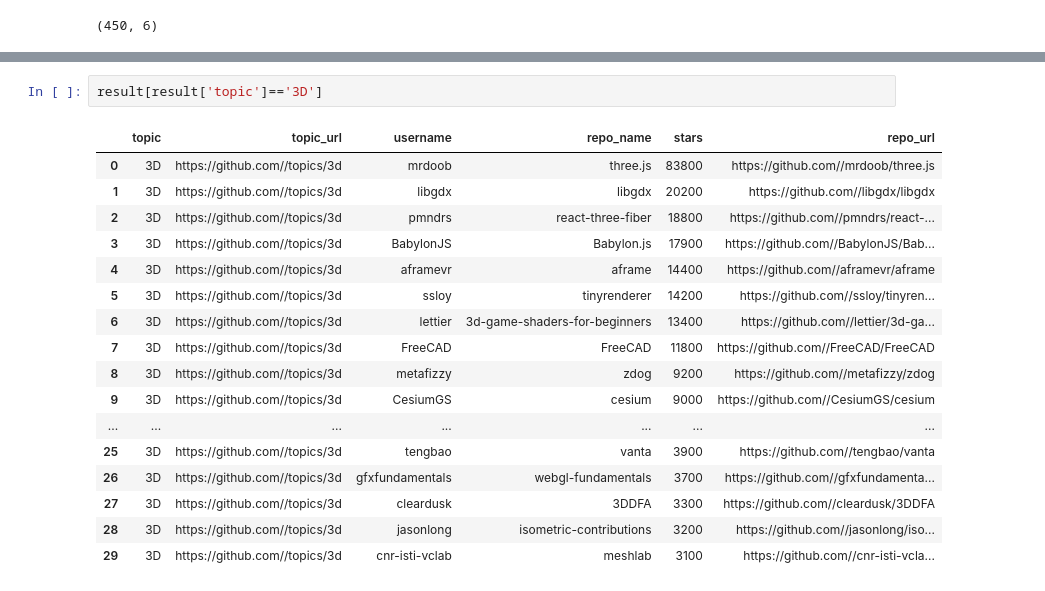
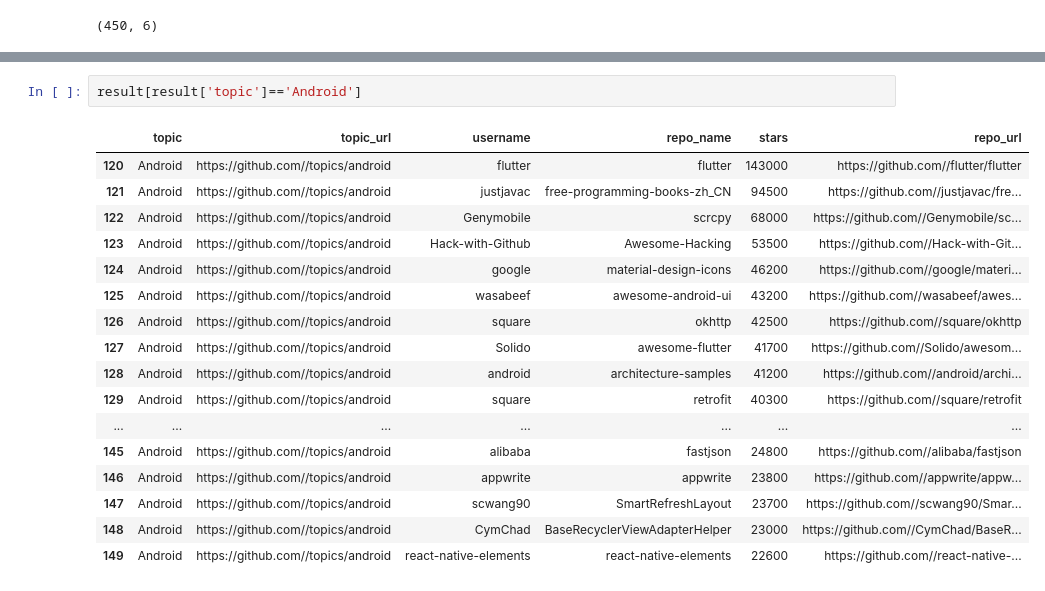
Before and after one commit to khagendrad/scraping-projects, a Jupyter notebook: project(github)/scraping_git_project.ipynb, the cells around one changed output, grey strips where cells are left out. Drawn from its saved outputs; the diff is of its cells as text.

```diff
--- a/project(github)/scraping_git_project.ipynb
+++ b/project(github)/scraping_git_project.ipynb
@@ -178,20 +187,20 @@ result.shape
 # %%
-result[result['topic']=='3D']
+result[result['topic']=='Android']
 # %% [output]
 |  | topic | topic_url | username | repo_name | stars | repo_url |
-| 0 | 3D | https://github.com//topics/3d | mrdoob | three.js | 83800 | https://github.com//mrdoob/three.js |
-| 1 | 3D | https://github.com//topics/3d | libgdx | libgdx | 20200 | https://github.com//libgdx/libgdx |
-| 2 | 3D | https://github.com//topics/3d | pmndrs | react-three-fiber | 18800 | https://github.com//pmndrs/react-... |
-| 3 | 3D | https://github.com//topics/3d | BabylonJS | Babylon.js | 17900 | https://github.com//BabylonJS/Bab... |
-| 4 | 3D | https://github.com//topics/3d | aframevr | aframe | 14400 | https://github.com//aframevr/aframe |
-| 5 | 3D | https://github.com//topics/3d | ssloy | tinyrenderer | 14200 | https://github.com//ssloy/tinyren... |
-| 6 | 3D | https://github.com//topics/3d | lettier | 3d-game-shaders-for-beginners | 13400 | https://github.com//lettier/3d-ga... |
-| 7 | 3D | https://github.com//topics/3d | FreeCAD | FreeCAD | 11800 | https://github.com//FreeCAD/FreeCAD |
-| 8 | 3D | https://github.com//topics/3d | metafizzy | zdog | 9200 | https://github.com//metafizzy/zdog |
-| 9 | 3D | https://github.com//topics/3d | CesiumGS | cesium | 9000 | https://github.com//CesiumGS/cesium |
+| 120 | Android | https://github.com//topics/android | flutter | flutter | 143000 | https://github.com//flutter/flutter |
+| 121 | Android | https://github.com//topics/android | justjavac | free-programming-books-zh_CN | 94500 | https://github.com//justjavac/fre... |
+| 122 | Android | https://github.com//topics/android | Genymobile | scrcpy | 68000 | https://github.com//Genymobile/sc... |
+| 123 | Android | https://github.com//topics/android | Hack-with-Github | Awesome-Hacking | 53500 | https://github.com//Hack-with-Git... |
+| 124 | Android | https://github.com//topics/android | google | material-design-icons | 46200 | https://github.com//google/materi... |
+| 125 | Android | https://github.com//topics/android | wasabeef | awesome-android-ui | 43200 | https://github.com//wasabeef/awes... |
+| 126 | Android | https://github.com//topics/android | square | okhttp | 42500 | https://github.com//square/okhttp |
+| 127 | Android | https://github.com//topics/android | Solido | awesome-flutter | 41700 | https://github.com//Solido/awesom... |
+| 128 | Android | https://github.com//topics/android | android | architecture-samples | 41200 | https://github.com//android/archi... |
+| 129 | Android | https://github.com//topics/android | square | retrofit | 40300 | https://github.com//square/retrofit |
 | ... | ... | ... | ... | ... | ... | ... |
-| 25 | 3D | https://github.com//topics/3d | tengbao | vanta | 3900 | https://github.com//tengbao/vanta |
-| 26 | 3D | https://github.com//topics/3d | gfxfundamentals | webgl-fundamentals | 3700 | https://github.com//gfxfundamenta... |
-| 27 | 3D | https://github.com//topics/3d | cleardusk | 3DDFA | 3300 | https://github.com//cleardusk/3DDFA |
-| 28 | 3D | https://github.com//topics/3d | jasonlong | isometric-contributions | 3200 | https://github.com//jasonlong/iso... |
-| 29 | 3D | https://github.com//topics/3d | cnr-isti-vclab | meshlab | 3100 | https://github.com//cnr-isti-vcla... |
+| 145 | Android | https://github.com//topics/android | alibaba | fastjson | 24800 | https://github.com//alibaba/fastjson |
+| 146 | Android | https://github.com//topics/android | appwrite | appwrite | 23800 | https://github.com//appwrite/appw... |
+| 147 | Android | https://github.com//topics/android | scwang90 | SmartRefreshLayout | 23700 | https://github.com//scwang90/Smar... |
+| 148 | Android | https://github.com//topics/android | CymChad | BaseRecyclerViewAdapterHelper | 23000 | https://github.com//CymChad/BaseR... |
+| 149 | Android | https://github.com//topics/android | react-native-elements | react-native-elements | 22600 | https://github.com//react-native-... |
```
Also changed, not shown: parts of 1 cell of this notebook.
